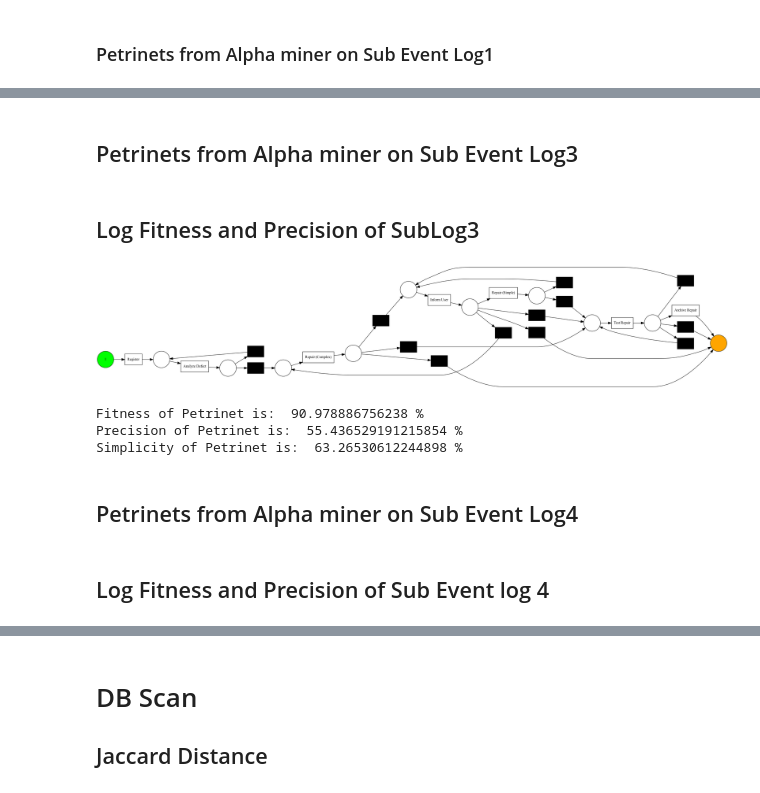
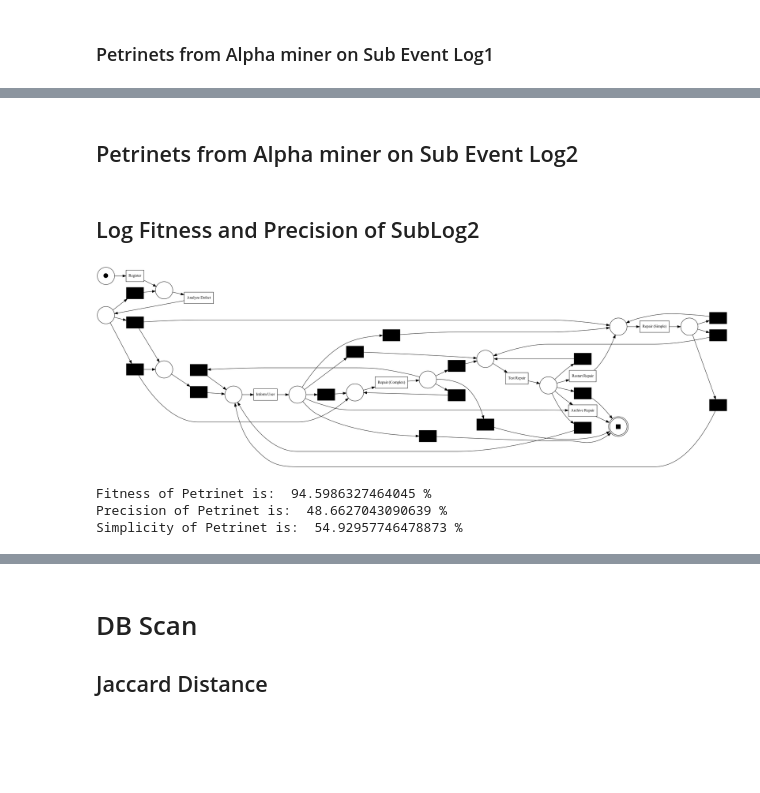
Before and after one commit to asadTariq666/Thesis-Trace-Clustering-Test-Project, a Jupyter notebook: Trace Clustering In Process Mining/Trace_Clustering_Repair_Resource_Heuristic_miner.ipynb, the cells around one changed output, grey strips where cells are left out. Saved outputs shown, nothing was run; the diff lists cells and outputs as text; code cells hidden in the pictures; blank space fills up the shorter version.

Commit message:
TC- Repair.xes - Resource Prof. - Heuristic Mining

```diff
--- a/Trace Clustering In Process Mining/Trace_Clustering_Repair_Resource_Heuristic_miner.ipynb
+++ b/Trace Clustering In Process Mining/Trace_Clustering_Repair_Resource_Heuristic_miner.ipynb
@@ -365,13 +367,13 @@ print(count_arr_DB1)
 # %%
 length1  = count_arr_DB1[0]
 length2 = count_arr_DB1[1]
-length3 = count_arr_DB1[2]
-length4 = count_arr_DB1[3]
+# length3 = count_arr_DB1[2]
+# length4 = count_arr_DB1[3]
 
 sub_log1_DB1 = EventLog()
 sub_log2_DB1 = EventLog()
-sub_log3_DB1 = EventLog()
-sub_log4_DB1 = EventLog()
+# sub_log3_DB1 = EventLog()
+# sub_log4_DB1 = EventLog()
 
 for i in range(len(clustering_DB_Hamm)):
     if clustering_DB_Hamm[i] == 0:
@@ -380,11 +382,11 @@ for i in range(len(clustering_DB_Hamm)):
     elif clustering_DB_Hamm[i] == 1:
         sub_log2_DB1.append(log[i])
 
-    elif clustering_DB_Hamm[i] == 2:
-        sub_log3_DB1.append(log[i])
+    # elif clustering_DB_Hamm[i] == 2:
+    #     sub_log3_DB1.append(log[i])
 
-    elif clustering_DB_Hamm[i] == 3:
-        sub_log4_DB1.append(log[i])
+    # elif clustering_DB_Hamm[i] == 3:
+    #     sub_log4_DB1.append(log[i])
 # %% [markdown]
 ## Petrinets from Alpha miner on Sub Event Logs generated from DB Scan Hamming Distance
 # %% [markdown]
@@ -449,7 +432,7 @@ Simplicity of Petrinet is:  63.26530612244898 %
 ## Euclidean Distance
 # %%
 from sklearn.cluster import DBSCAN
-clustering_DB_Euclidean = DBSCAN(eps=1.5, min_samples=1, metric ='euclidean').fit(np_vectors)
+clustering_DB_Euclidean = DBSCAN(eps=1, min_samples=100, metric ='euclidean').fit(np_vectors)
 
 
 clustering_DB_Euclidean = clustering_DB_Euclidean.fit_predict(np_vectors)
@@ -467,0 +446,6 @@ print(count_arr_DB2)
+# %%
+# Removing Negative values by scaling by 1
+for i in range(len(clustering_DB_Euclidean)):
+    clustering_DB_Euclidean[i]= clustering_DB_Euclidean[i]+1
+count_arr_DB2 = np.bincount(clustering_DB_Euclidean)
+print(count_arr_DB2)
@@ -470,15 +456,11 @@ print(count_arr_DB2)
 # %%
 length1  = count_arr_DB2[0]
 length2 = count_arr_DB2[1]
-length3 = count_arr_DB2[2]
-length4 = count_arr_DB2[3]
-# length5 = count_arr_DB2[4]
+
 
 sub_log1_DB2 = EventLog()
 sub_log2_DB2 = EventLog()
-sub_log3_DB2 = EventLog()
-sub_log4_DB2 = EventLog()
-# sub_log5_DB2 = EventLog()
+
 
 for i in range(len(clustering_DB_Euclidean)):
     if clustering_DB_Euclidean[i] == 0:
@@ -486,12 +468,6 @@ for i in range(len(clustering_DB_Euclidean)):
 
     elif clustering_DB_Euclidean[i] == 1:
         sub_log2_DB2.append(log[i])
-
-    elif clustering_DB_Euclidean[i] == 2:
-        sub_log3_DB2.append(log[i])
-
-    elif clustering_DB_Euclidean[i] == 3:
-        sub_log4_DB2.append(log[i])
 # %% [markdown]
 ## Petrinets from Alpha miner on Sub Event Logs generated from DB Scan Euclidean Distance
 # %% [markdown]
@@ -514,24 +490,20 @@ Simplicity of Petrinet is:  54.92957746478873 %
 # %% [markdown]
-## Petrinets from Alpha miner on Sub Event Log3
+## Petrinets from Alpha miner on Sub Event Log2
 # %% [markdown]
-## Log Fitness and Precision of SubLog3
+## Log Fitness and Precision of SubLog2
 # %%
 
-net, im, fm = heuristics_miner.apply(sub_log3_DB2, parameters={heuristics_miner.Variants.CLASSIC.value.Parameters.DEPENDENCY_THRESH: 0.99})
+net, im, fm = heuristics_miner.apply(sub_log2_DB2, parameters={heuristics_miner.Variants.CLASSIC.value.Parameters.DEPENDENCY_THRESH: 0.99})
 gviz = pn_visualizer.apply(net, im, fm)
 pn_visualizer.view(gviz)
-fitness = replay_fitness_evaluator.apply(sub_log3_DB2, net, im, fm, variant=replay_fitness_evaluator.Variants.TOKEN_BASED)
+fitness = replay_fitness_evaluator.apply(sub_log2_DB2, net, im, fm, variant=replay_fitness_evaluator.Variants.TOKEN_BASED)
 simp = simplicity_evaluator.apply(net)
-prec = precision_evaluator.apply(sub_log3_DB2, net, im, fm, variant=precision_evaluator.Variants.ETCONFORMANCE_TOKEN)
+prec = precision_evaluator.apply(sub_log2_DB2, net, im, fm, variant=precision_evaluator.Variants.ETCONFORMANCE_TOKEN)
 print('Fitness of Petrinet is: ', fitness['log_fitness']*100,'%')
 print('Precision of Petrinet is: ', prec*100,'%')
 print('Simplicity of Petrinet is: ', simp*100,'%')
 # %% [output]
-[figure, old version]
+[figure, new version]
-Fitness of Petrinet is:  90.978886756238 %
-Precision of Petrinet is:  55.436529191215854 %
-Simplicity of Petrinet is:  63.26530612244898 %
+Fitness of Petrinet is:  94.5986327464045 %
+Precision of Petrinet is:  48.6627043090639 %
+Simplicity of Petrinet is:  54.92957746478873 %
-# %% [markdown]
-## Petrinets from Alpha miner on Sub Event Log4
-# %% [markdown]
-## Log Fitness and Precision of Sub Event log 4
```
Also changed, not shown: parts of 96 cells of this notebook.
